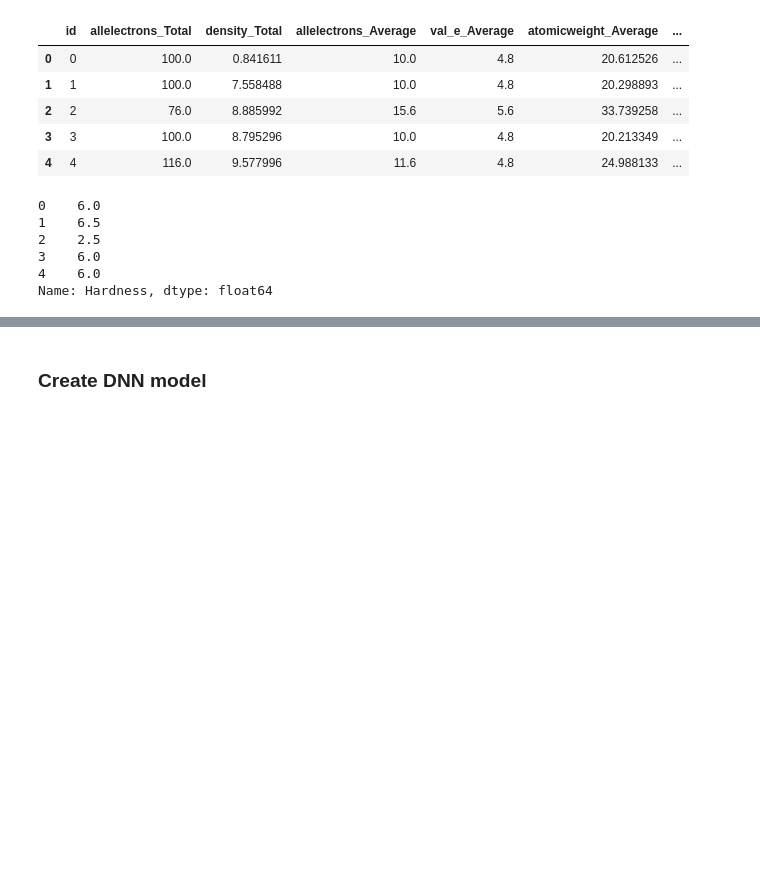
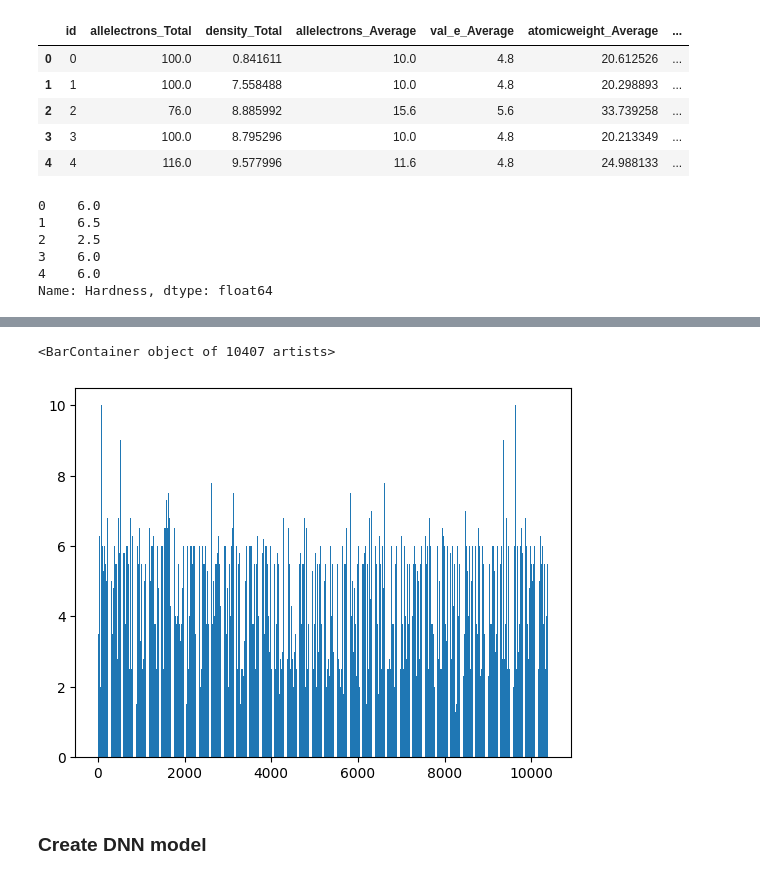
Before and after one commit to ChamodKalupahana/kaggle_mohs_hardness, a Jupyter notebook: cham-mohs.ipynb, the cells around one changed output, grey strips where cells are left out. Cells and saved outputs as stored; diff of their text form; code cells hidden in the pictures; blank space fills up the shorter version.

```diff
--- a/cham-mohs.ipynb
+++ b/cham-mohs.ipynb
@@ -76,3 +89,8 @@ Name: Hardness, dtype: float64
+# %%
+plt.bar(y.index, y)
+# %% [output]
+<BarContainer object of 10407 artists>
+[figure, added]
 # %% [markdown]
 ### Create DNN model
 # %%
```
Also changed, not shown: parts of 7 cells of this notebook.
